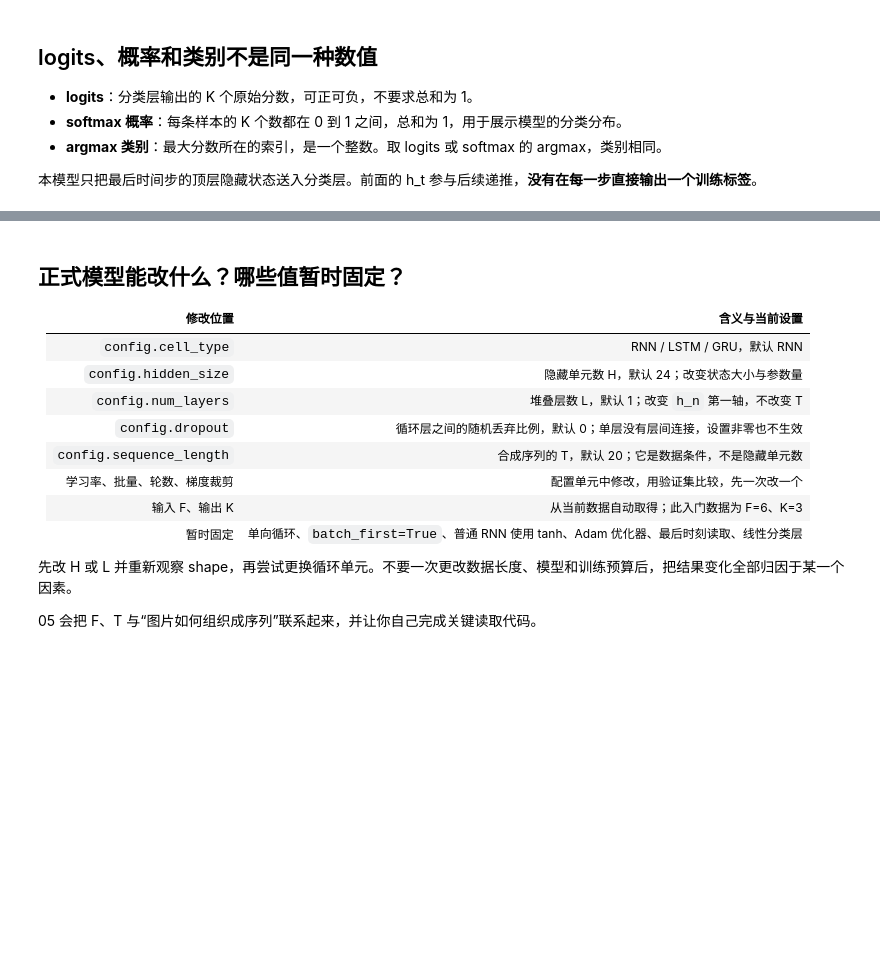
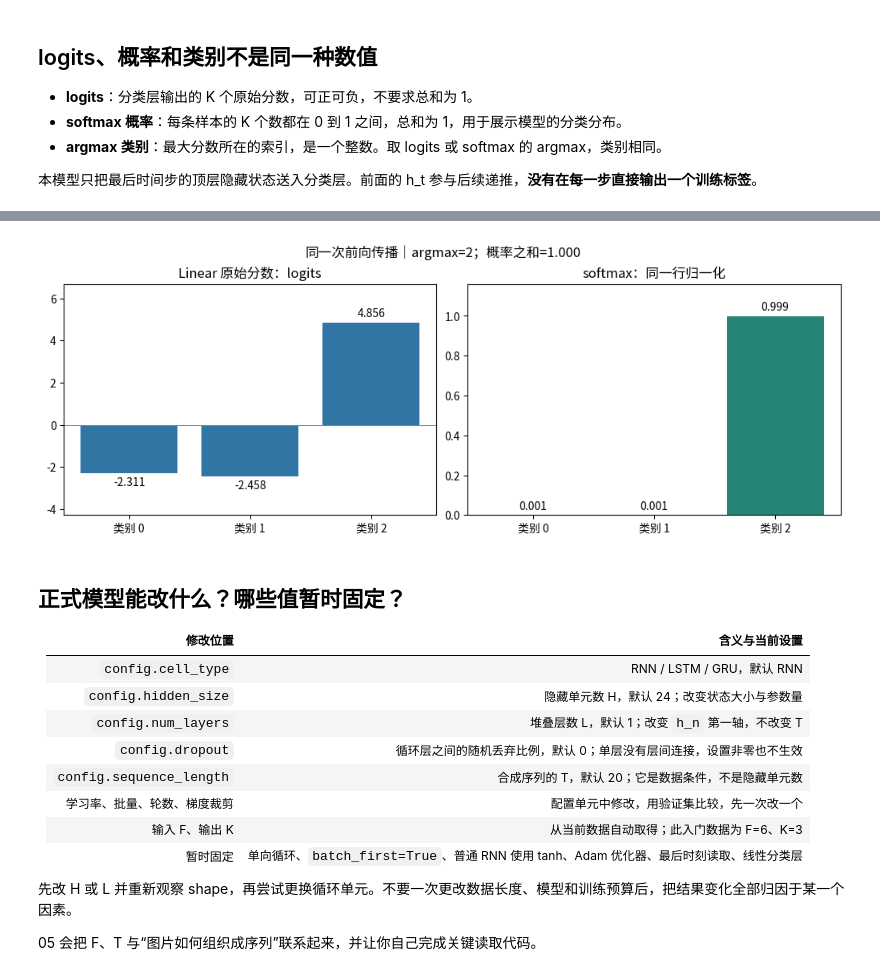
Before and after one commit to AYHQChang/2026DeeplearningDemo, a Jupyter notebook: 03_rnn_lab/03_训练第一个RNN.ipynb, the cells around one changed output, grey strips where cells are left out. Cells and saved outputs as stored; diff of their text form; code cells hidden in the pictures; blank space fills up the shorter version.

```diff
--- a/03_rnn_lab/03_训练第一个RNN.ipynb
+++ b/03_rnn_lab/03_训练第一个RNN.ipynb
@@ -120,3 +167,12 @@ assert torch.allclose(trace["probabilities"].sum(dim=1), torch.ones(OBSERVE_BATC
+# %%
+from rnn_lab.teaching_visuals import plot_scores
+import matplotlib.pyplot as plt
+
+fig = plot_scores(trace["logits"][SAMPLE_INDEX], trace["probabilities"][SAMPLE_INDEX])
+plt.show()
+plt.close(fig)
+# %% [output]
+[figure, added]
 # %% [markdown]
 ## 正式模型能改什么？哪些值暂时固定？
 
```
Also changed, not shown: parts of 8 cells of this notebook, 41 other files.
